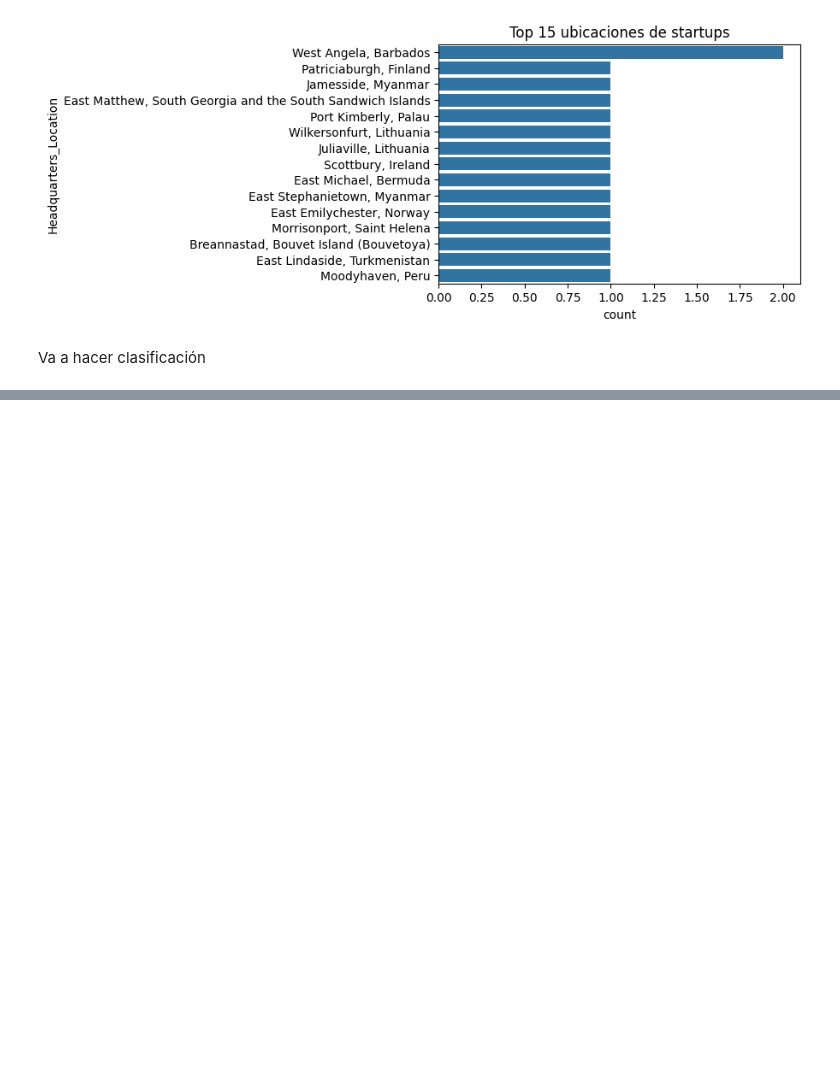
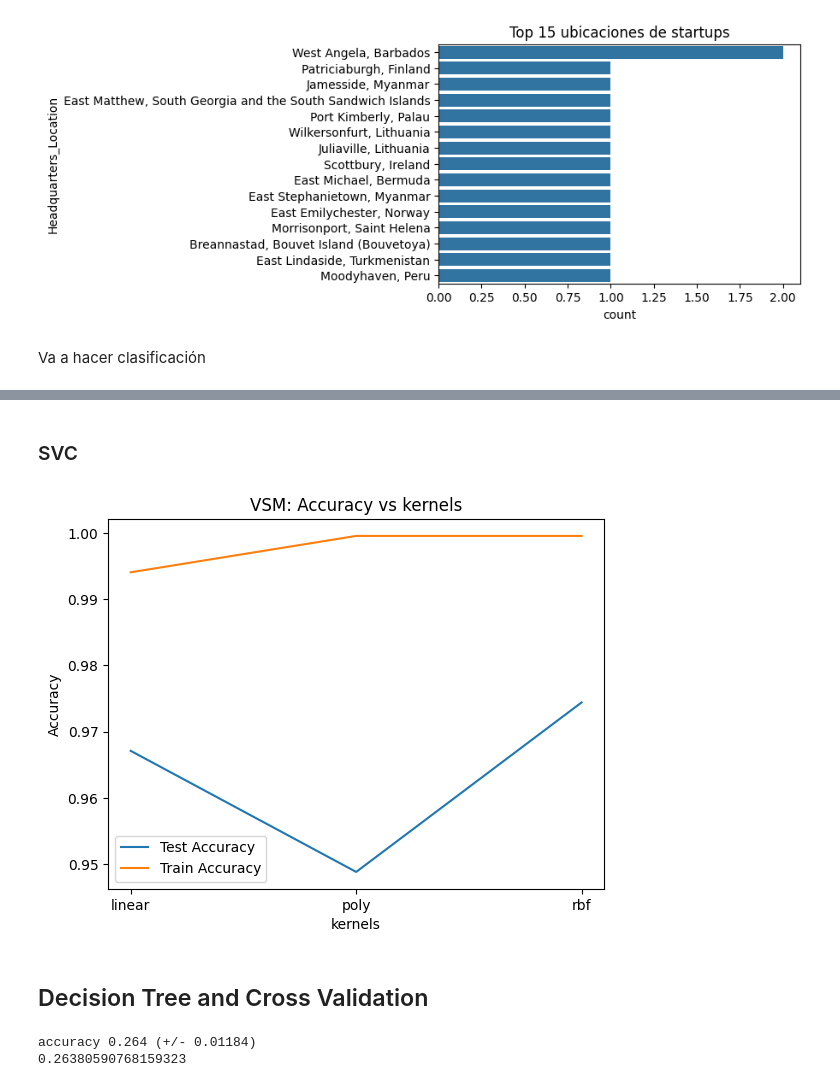
Before and after one commit to mick2332-q/Clasificaci-n-de-Pitches-de-Startups, a Jupyter notebook: proyecto.ipynb, the cells around one changed output, grey strips where cells are left out. Saved outputs shown, nothing was run; the diff lists cells and outputs as text; code cells hidden in the pictures; blank space fills up the shorter version.

```diff
--- a/proyecto.ipynb
+++ b/proyecto.ipynb
@@ -126,0 +238,47 @@ Va a hacer clasificación
+# %% [markdown]
+### SVC
+# %%
+import matplotlib.pyplot as plt
+from sklearn.svm import SVC
+
+kernels = ['linear', 'poly', 'rbf']
+accuracies_test = []
+accuracies_train = []
+
+
+for d in kernels:
+    model = SVC(kernel=d)
+    model.fit(X_train_vec, y_train)
+    accuracy_test = accuracy_score(y_test, model.predict(X_test_vec))
+    accuracy_train = accuracy_score(y_train, model.predict(X_train_vec))
+    accuracies_test.append(accuracy_test)
+    accuracies_train.append(accuracy_train)
+
+plt.plot(kernels, accuracies_test, label='Test Accuracy')
+plt.plot(kernels, accuracies_train, label='Train Accuracy')
+plt.xlabel('kernels')
+plt.ylabel('Accuracy')
+plt.legend()
+plt.title('VSM: Accuracy vs kernels')
+plt.show()
+# %% [output]
+[figure, added]
+# %% [markdown]
+## Decision Tree and Cross Validation
+# %%
+from sklearn.tree import DecisionTreeClassifier
+from sklearn.model_selection import KFold, cross_val_score
+from sklearn.metrics import accuracy_score, make_scorer
+import numpy as np
+
+# Árbol de decisión sin ajustar hiperparámetros (salvo max_depth opcional)
+est = DecisionTreeClassifier(max_depth=5)
+
+# validación cruzada con 10 folds
+kf = KFold(5, shuffle=True)
+s = cross_val_score(est, X_vec, y, cv=kf, scoring=make_scorer(accuracy_score))
+
+print("accuracy %.3f (+/- %.5f)" % (np.mean(s), np.std(s)))
+# %% [output]
+accuracy 0.264 (+/- 0.01184)
+0.26380590768159323
```
Also changed, not shown: parts of 18 cells of this notebook, 1 other file.
